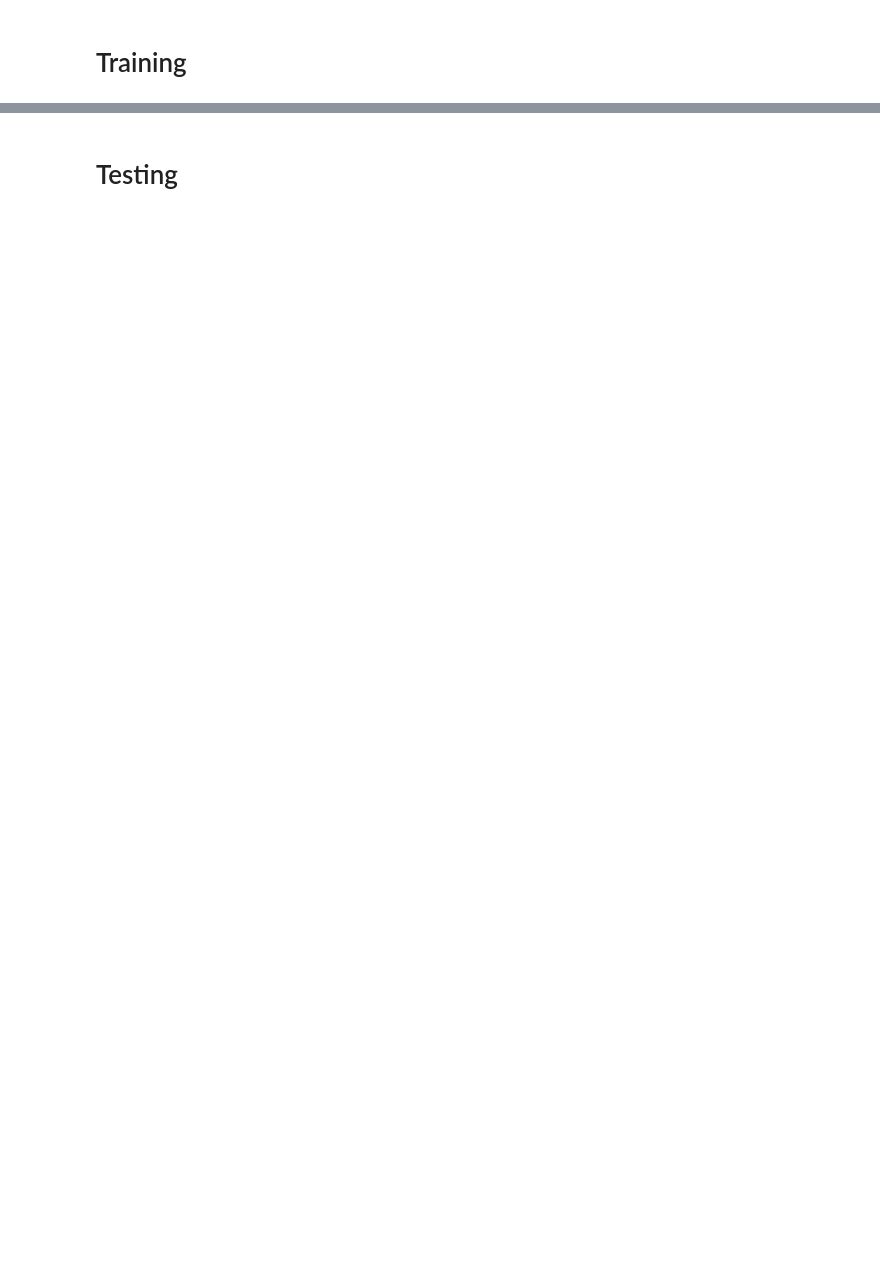
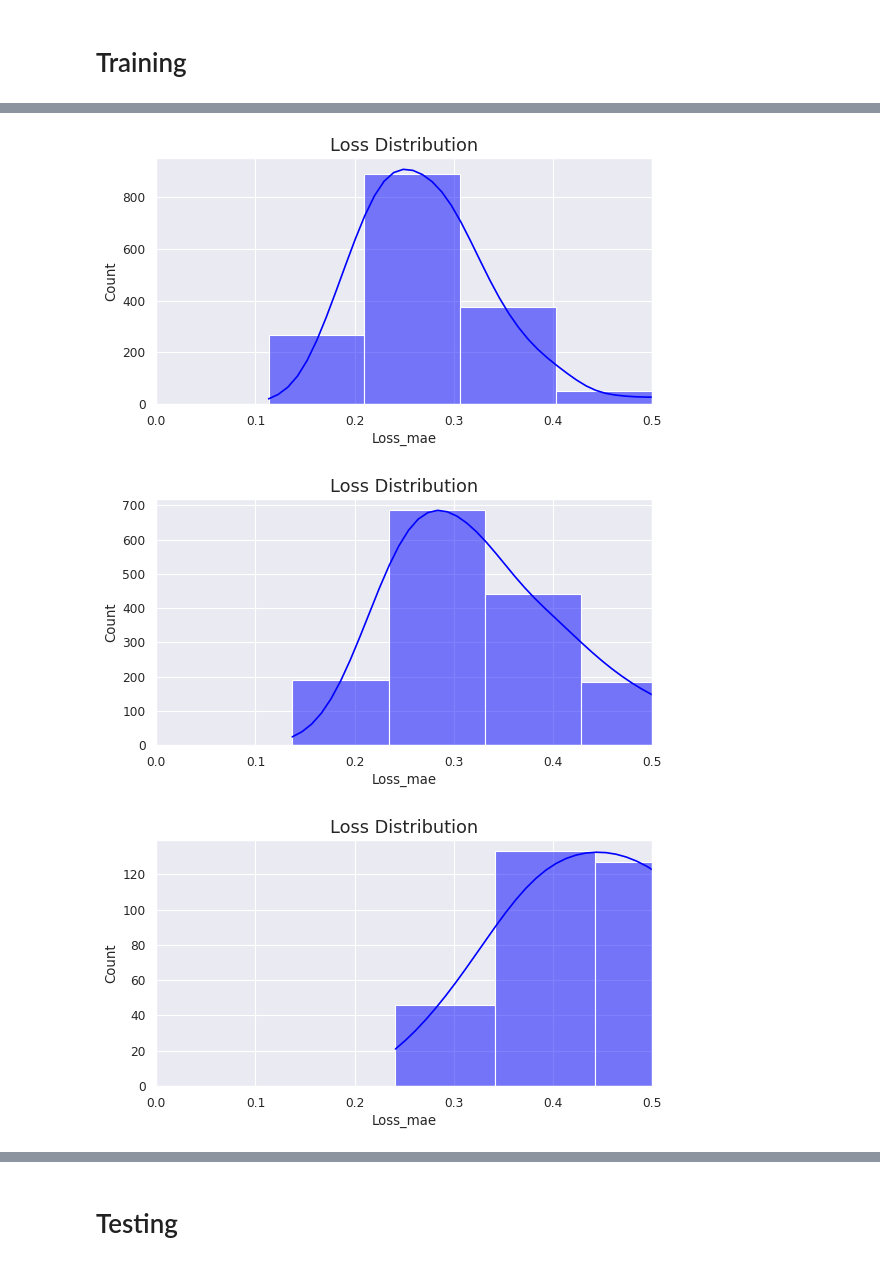
Before and after one commit to casual-coder-sm/bearing-vibration-anomaly-detection, a Jupyter notebook: models/autoencoder_lstm/autoencoder_lstm_trial_app.ipynb, the cells around one changed output, grey strips where cells are left out. Saved outputs shown, nothing was run; the diff lists cells and outputs as text; code cells hidden in the pictures; blank space fills up the shorter version.

```diff
--- a/models/autoencoder_lstm/autoencoder_lstm_trial_app.ipynb
+++ b/models/autoencoder_lstm/autoencoder_lstm_trial_app.ipynb
@@ -73,5 +128,10 @@ plt.show()
 # %%
-plt.figure(figsize=(8,4), dpi=80)
-plt.title('Loss Distribution', fontsize=16)
-sns.histplot(train_scored['Loss_mae'], bins = 20, kde= True, color = 'blue');
-plt.xlim([0.0,.5])
+for indx in training_results:
+    plt.figure(figsize=(8,4), dpi=80)
+    plt.title('Loss Distribution', fontsize=16)
+    sns.histplot(training_results[indx]['score']['Loss_mae'], bins = 20, kde= True, color = 'blue');
+    plt.xlim([0.0,.5])
+# %% [output]
+[figure, added]
+[figure, added]
+[figure, added]
```
Also changed, not shown: parts of 13 cells of this notebook, 28 other files.
